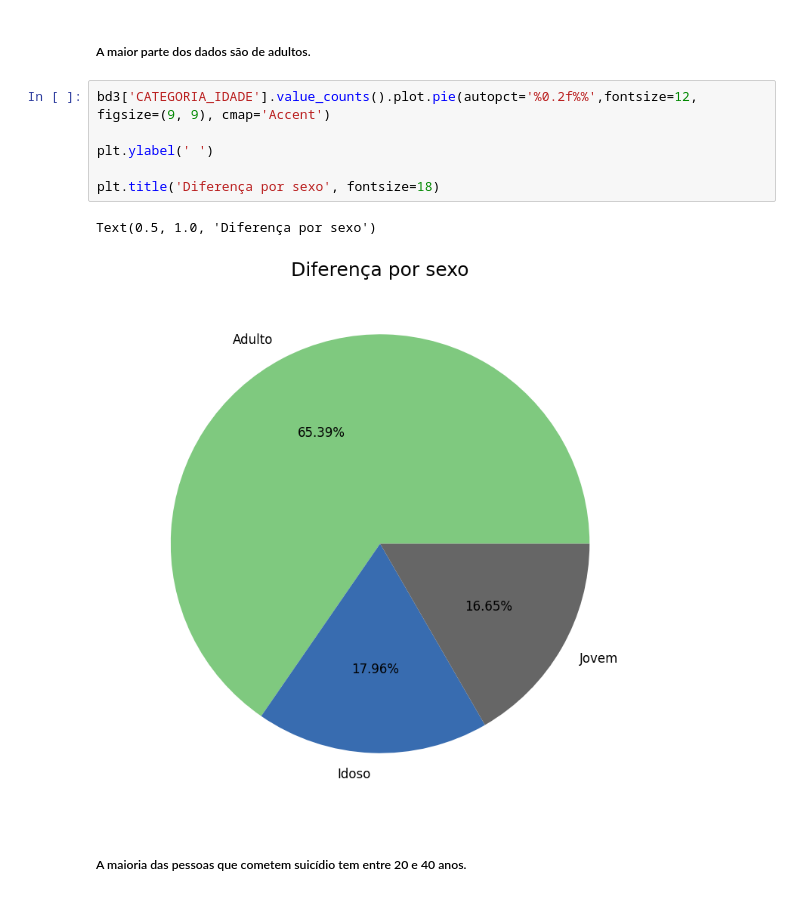
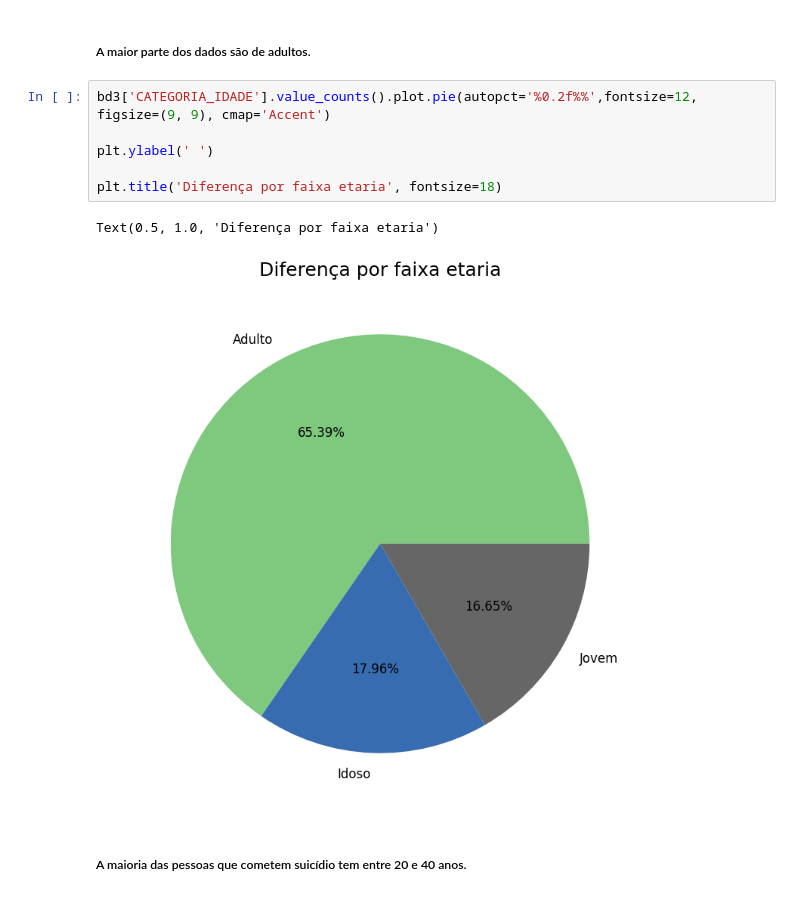
Before and after one commit to vitor1209/AnalisaAI, a Jupyter notebook: SaudeJovem/AnalisaAi_SUICIDIOS.ipynb, the cells around one changed output. Drawn from its saved outputs; the diff is of its cells as text.

```diff
--- a/SaudeJovem/AnalisaAi_SUICIDIOS.ipynb
+++ b/SaudeJovem/AnalisaAi_SUICIDIOS.ipynb
@@ -800,12 +805,12 @@ bd3.head(3)
 # %%
 bd3['CATEGORIA_IDADE'].value_counts().plot.pie(autopct='%0.2f%%',fontsize=12,  figsize=(9, 9), cmap='Accent')
 
 plt.ylabel(' ')
 
-plt.title('Diferença por sexo', fontsize=18)
+plt.title('Diferença por faixa etaria', fontsize=18)
 # %% [output]
-Text(0.5, 1.0, 'Diferença por sexo')
+Text(0.5, 1.0, 'Diferença por faixa etaria')
-[figure, old version]
+[figure, new version]
 # %% [markdown]
 ##### A maioria das pessoas que cometem suicídio tem entre 20 e 40 anos.
 # %%
```
Also changed, not shown: parts of 4 cells of this notebook.
